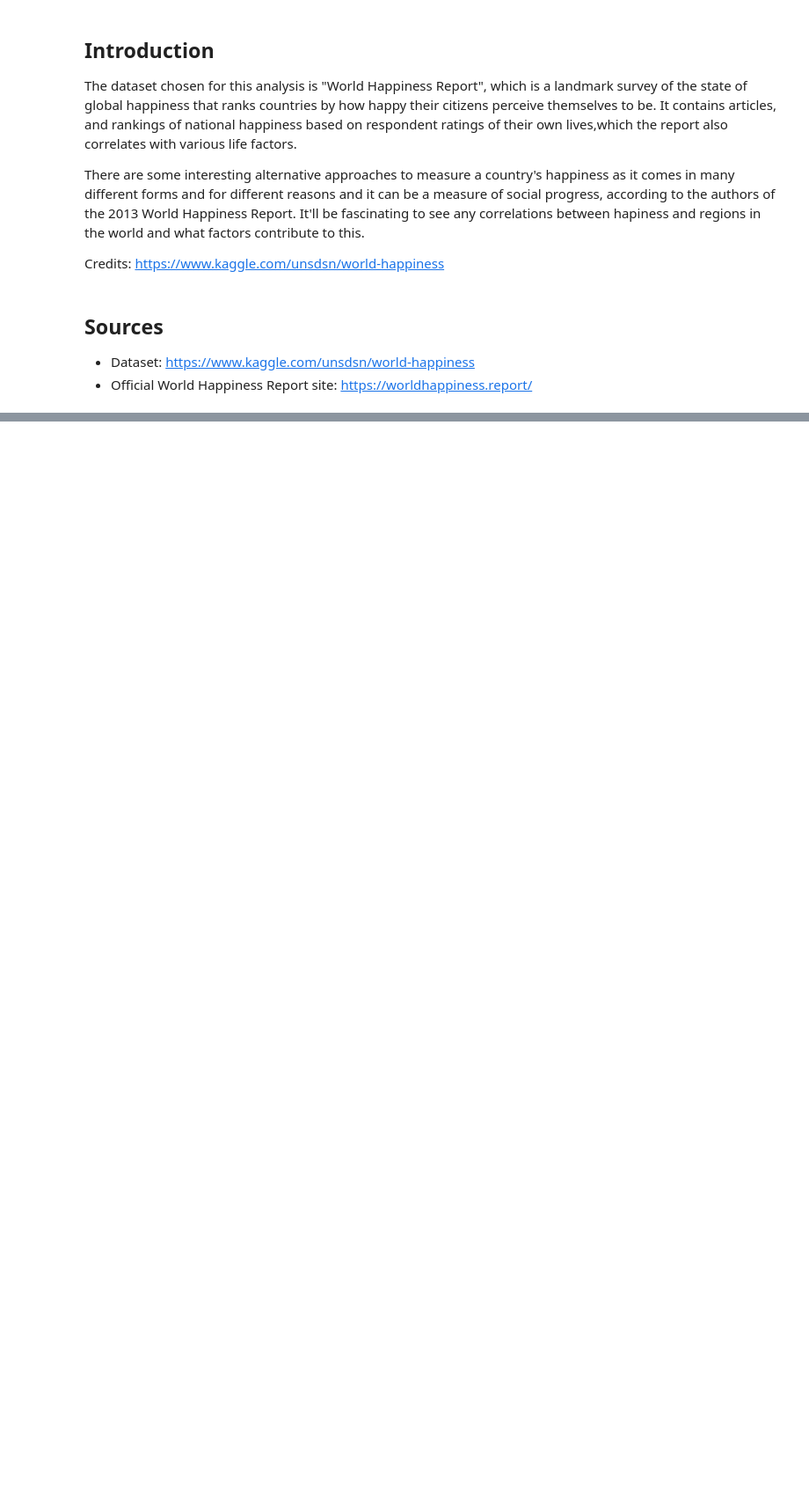
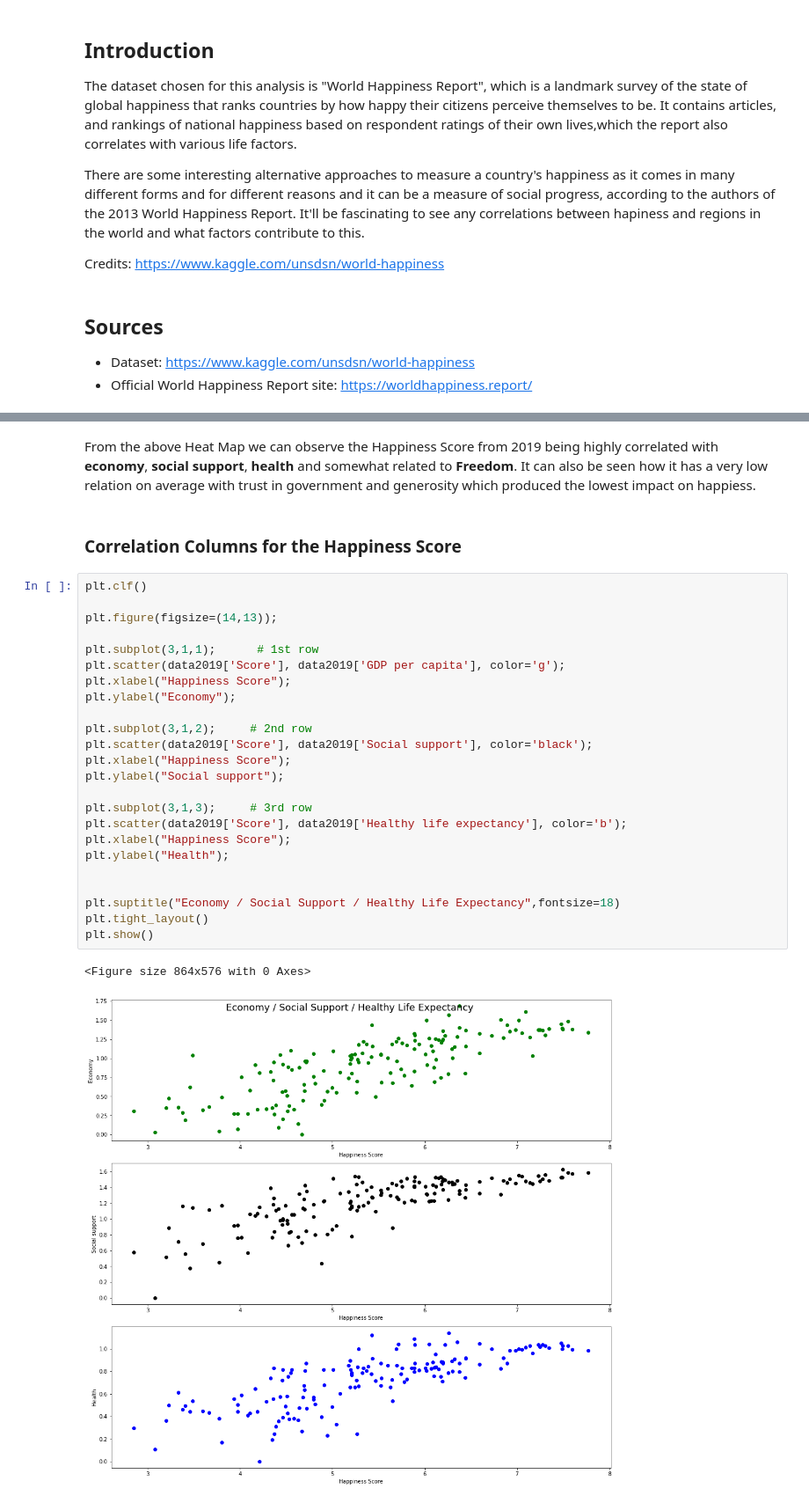
Before and after one commit to Javier9898/World_Happiness_Report, a Jupyter notebook: World_Happiness_Report.ipynb, the cells around one changed output, grey strips where cells are left out. Shown at 88% size. Cells and saved outputs as stored; diff of their text form; blank space fills up the shorter version.

```diff
--- a/World_Happiness_Report.ipynb
+++ b/World_Happiness_Report.ipynb
@@ -27,0 +140,31 @@ Find the answer to the following questions:
+# %% [markdown]
+From the above Heat Map we can observe the Happiness Score from 2019 being highly correlated with **economy**, **social support**, **health** and somewhat related to **Freedom**. It can also be seen how it has a very low relation on average with trust in government and generosity which produced the lowest impact on happiess.
+# %% [markdown]
+### **Correlation Columns for the Happiness Score**
+# %%
+plt.clf()
+
+plt.figure(figsize=(14,13));
+
+plt.subplot(3,1,1);      # 1st row
+plt.scatter(data2019['Score'], data2019['GDP per capita'], color='g');
+plt.xlabel("Happiness Score");
+plt.ylabel("Economy");
+
+plt.subplot(3,1,2);     # 2nd row
+plt.scatter(data2019['Score'], data2019['Social support'], color='black');
+plt.xlabel("Happiness Score");
+plt.ylabel("Social support");
+
+plt.subplot(3,1,3);     # 3rd row
+plt.scatter(data2019['Score'], data2019['Healthy life expectancy'], color='b');
+plt.xlabel("Happiness Score");
+plt.ylabel("Health");
+
+
+plt.suptitle("Economy / Social Support / Healthy Life Expectancy",fontsize=18)
+plt.tight_layout()
+plt.show()
+# %% [output]
+<Figure size 864x576 with 0 Axes>
+[figure, added]
```
Also changed, not shown: parts of 34 cells of this notebook.
